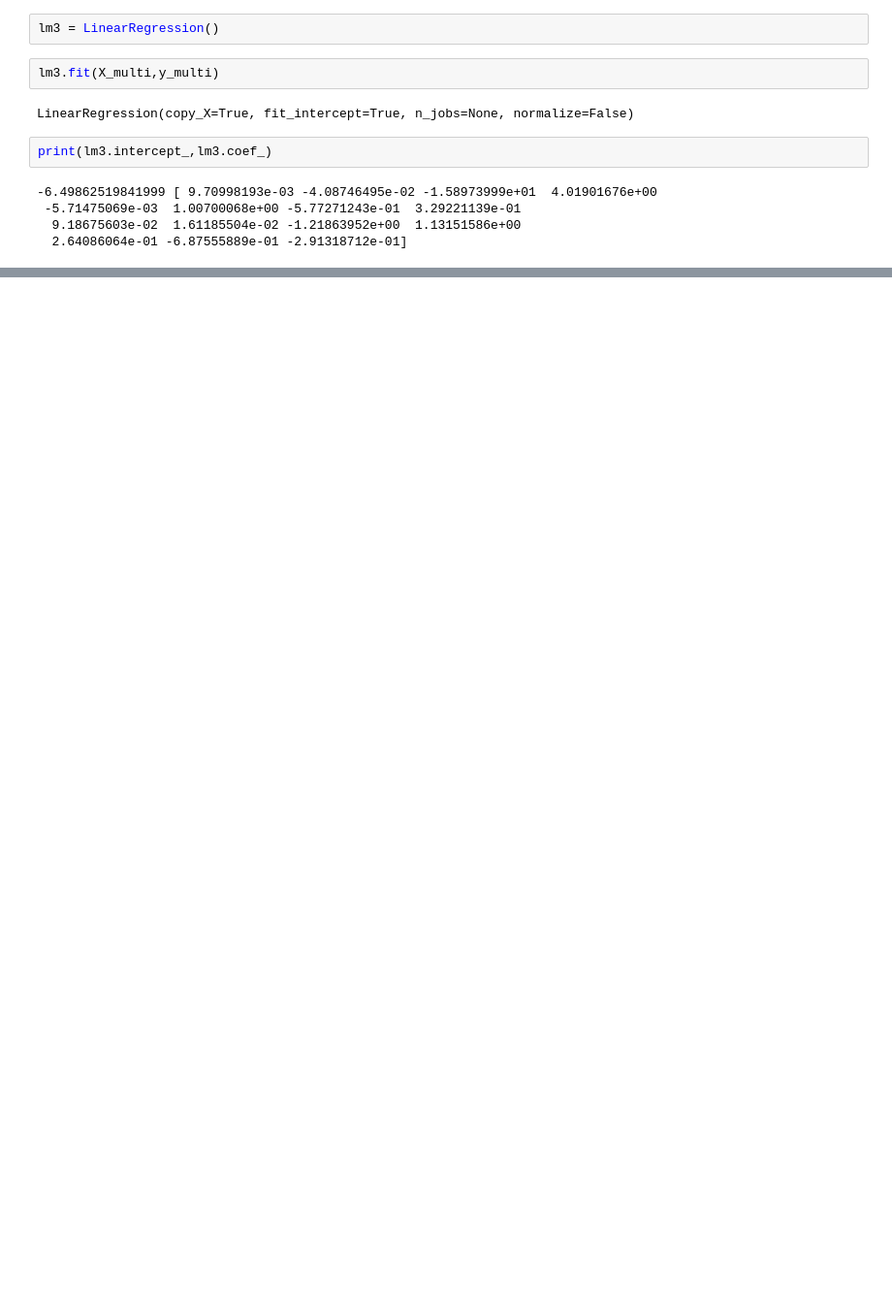
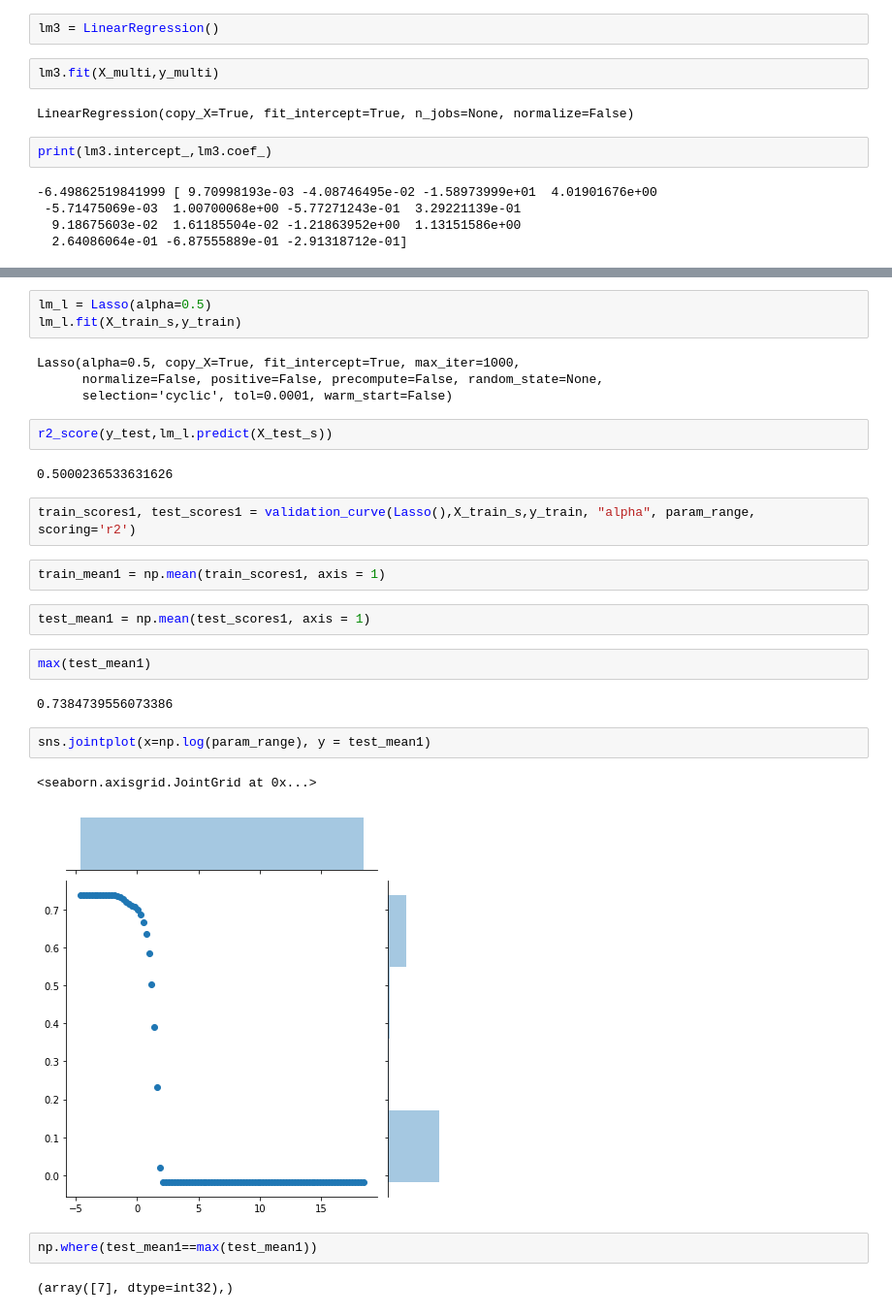
Before and after one commit to ankitarunpatil/Data-Science, a Jupyter notebook: LinearRegression/House_Price.ipynb, the cells around one changed output, grey strips where cells are left out. Shown at 97% size. Drawn from its saved outputs; the diff is of its cells as text; blank space fills up the shorter version.

```diff
--- a/LinearRegression/House_Price.ipynb
+++ b/LinearRegression/House_Price.ipynb
@@ -429,0 +606,30 @@ print(lm3.intercept_,lm3.coef_)
+# %%
+lm_l = Lasso(alpha=0.5)
+lm_l.fit(X_train_s,y_train)
+# %% [output]
+Lasso(alpha=0.5, copy_X=True, fit_intercept=True, max_iter=1000,
+      normalize=False, positive=False, precompute=False, random_state=None,
+      selection='cyclic', tol=0.0001, warm_start=False)
+# %%
+r2_score(y_test,lm_l.predict(X_test_s))
+# %% [output]
+0.5000236533631626
+# %%
+train_scores1, test_scores1 = validation_curve(Lasso(),X_train_s,y_train, "alpha", param_range, scoring='r2')
+# %%
+train_mean1 = np.mean(train_scores1, axis = 1)
+# %%
+test_mean1 = np.mean(test_scores1, axis = 1)
+# %%
+max(test_mean1)
+# %% [output]
+0.7384739556073386
+# %%
+sns.jointplot(x=np.log(param_range), y = test_mean1)
+# %% [output]
+<seaborn.axisgrid.JointGrid at 0x...>
+[figure, added]
+# %%
+np.where(test_mean1==max(test_mean1))
+# %% [output]
+(array([7], dtype=int32),)
```
Also changed, not shown: parts of 46 cells of this notebook.
